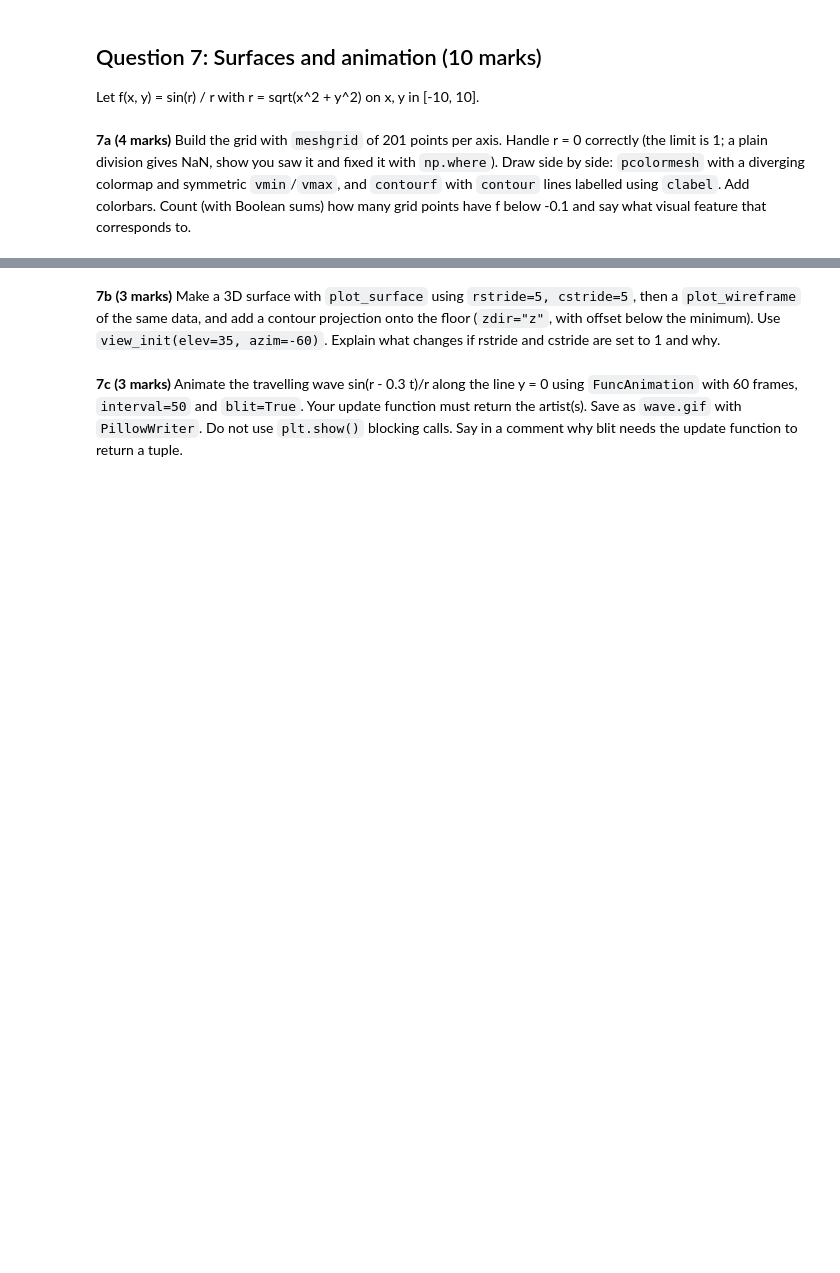
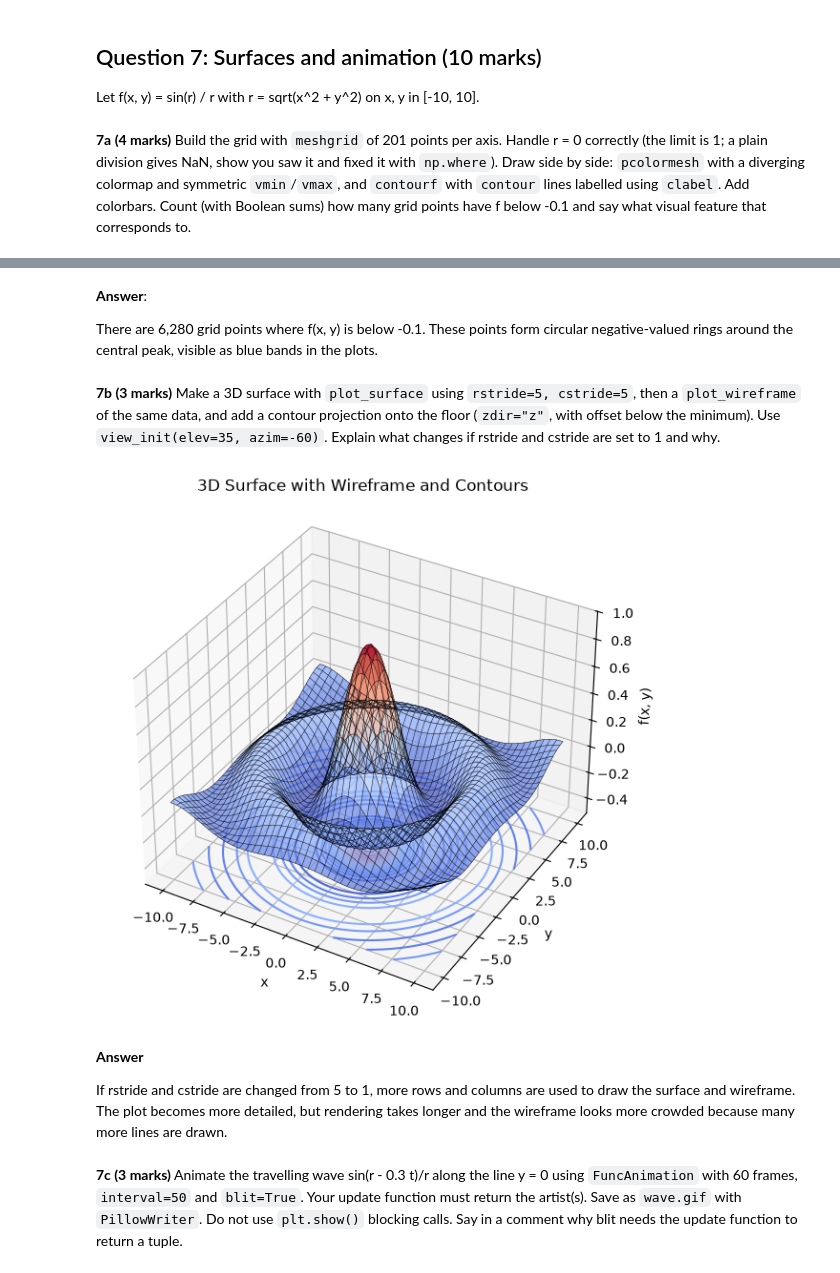
Before and after one commit to Fatima-Saqib/PAI-A3-25F-0057, a Jupyter notebook: Assignment3_Programming_for_AI.ipynb, the cells around one changed output, grey strips where cells are left out. Cells and saved outputs as stored; diff of their text form; code cells hidden in the pictures; blank space fills up the shorter version.

```diff
--- a/Assignment3_Programming_for_AI.ipynb
+++ b/Assignment3_Programming_for_AI.ipynb
@@ -994,2 +1039,6 @@ Let f(x, y) = sin(r) / r with r = sqrt(x^2 + y^2) on x, y in [-10, 10].
+# %% [markdown]
+**Answer**:
+
+There are 6,280 grid points where f(x, y) is below -0.1. These points form circular negative-valued rings around the central peak, visible as blue bands in the plots.
 # %% [markdown]
 **7b (3 marks)** Make a 3D surface with `plot_surface` using `rstride=5, cstride=5`, then a `plot_wireframe` of the same data, and add a contour projection onto the floor (`zdir="z"`, with offset below the minimum). Use `view_init(elev=35, azim=-60)`. Explain what changes if rstride and cstride are set to 1 and why.
@@ -998,2 +1045,33 @@ Let f(x, y) = sin(r) / r with r = sqrt(x^2 + y^2) on x, y in [-10, 10].
+# %%
+
+fig = plt.figure(figsize=(10, 7))
+ax = fig.add_subplot(111, projection="3d")
+
+floor = z.min() - 0.3
+
+ax.plot_surface(X, Y, z, rstride=5, cstride=5,
+                cmap="coolwarm", alpha=0.7)
+
+ax.plot_wireframe(X, Y, z, rstride=5, cstride=5,
+                  color="black", linewidth=0.35)
+
+ax.contour(X, Y, z, zdir="z", offset=floor,
+           levels=15, cmap="coolwarm")
+
+ax.set_zlim(floor, z.max())
+ax.view_init(elev=35, azim=-60)
+
+ax.set_title("3D Surface with Wireframe and Contours")
+ax.set_xlabel("x")
+ax.set_ylabel("y")
+ax.set_zlabel("f(x, y)")
+
+plt.show()
+# %% [output]
+[figure, added]
+# %% [markdown]
+**Answer**
+
+If rstride and cstride are changed from 5 to 1, more rows and columns are used to draw the surface and wireframe. The plot becomes more detailed, but rendering takes longer and the wireframe looks more crowded because many more lines are drawn.
 # %% [markdown]
 **7c (3 marks)** Animate the travelling wave sin(r - 0.3 t)/r along the line y = 0 using `FuncAnimation` with 60 frames, `interval=50` and `blit=True`. Your update function must return the artist(s). Save as `wave.gif` with `PillowWriter`. Do not use `plt.show()` blocking calls. Say in a comment why blit needs the update function to return a tuple.
```
Also changed, not shown: parts of 5 cells of this notebook, 1 other file.
